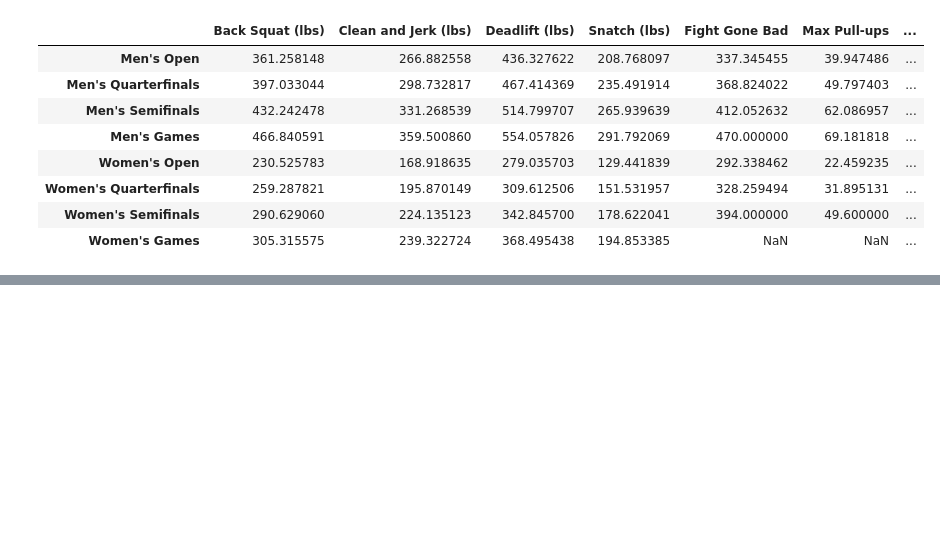
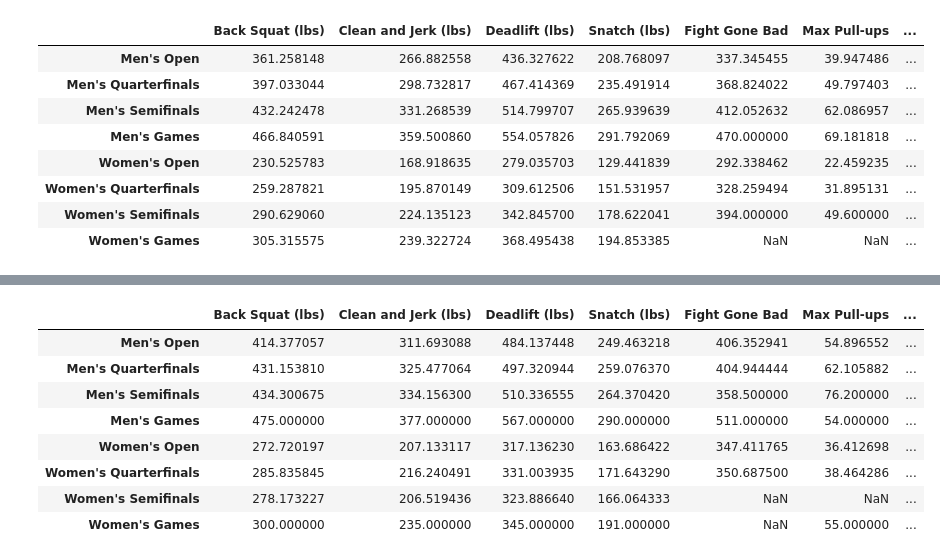
Before and after one commit to eunicekoid/Portfolio, a Jupyter notebook: CrossFit AI ML Project/notebooks/2.1-ek-exploratory-data-analysis.ipynb, the cells around one changed output, grey strips where cells are left out. Cells and saved outputs as stored; diff of their text form; code cells hidden in the pictures; blank space fills up the shorter version.

```diff
--- a/CrossFit AI ML Project/notebooks/2.1-ek-exploratory-data-analysis.ipynb
+++ b/CrossFit AI ML Project/notebooks/2.1-ek-exploratory-data-analysis.ipynb
@@ -326,0 +387,9 @@ mean_df
+# %%
+def filter_top_10_percent_rank(df):
+    total_rows = len(df)
+    top_10_percent_rows = int(0.1 * total_rows)
+    top_10_percent_df = df.nsmallest(top_10_percent_rows, 'Rank')
+    return top_10_percent_df
+
+filtered_stats_dfs = {key: filter_top_10_percent_rank(df) for key, df in division_qualifier_dfs.items()}
+filtered_stats_dfs['df_men_open'].head()
@@ -326,0 +403,30 @@ mean_df
+# %%
+top10_mean_df = pd.DataFrame(index=filtered_stats_dfs.keys(), columns=benchmark_workouts)
+
+for key, df in filtered_stats_dfs.items():
+    mean_values = df[benchmark_workouts].mean()
+    top10_mean_df.loc[key] = mean_values
+
+top10_mean_df = top10_mean_df.apply(pd.to_numeric, errors='coerce')
+
+categories = ['Men\'s Open',
+              'Men\'s Quarterfinals',
+              'Men\'s Semifinals',
+              'Men\'s Games',
+              'Women\'s Open',
+              'Women\'s Quarterfinals',
+              'Women\'s Semifinals',
+              'Women\'s Games']
+
+top10_mean_df.index = categories
+top10_mean_df
+# %% [output]
+|  | Back Squat (lbs) | Clean and Jerk (lbs) | Deadlift (lbs) | Snatch (lbs) | Fight Gone Bad | Max Pull-ups | ... |
+| Men's Open | 414.377057 | 311.693088 | 484.137448 | 249.463218 | 406.352941 | 54.896552 | ... |
+| Men's Quarterfinals | 431.153810 | 325.477064 | 497.320944 | 259.076370 | 404.944444 | 62.105882 | ... |
+| Men's Semifinals | 434.300675 | 334.156300 | 510.336555 | 264.370420 | 358.500000 | 76.200000 | ... |
+| Men's Games | 475.000000 | 377.000000 | 567.000000 | 290.000000 | 511.000000 | 54.000000 | ... |
+| Women's Open | 272.720197 | 207.133117 | 317.136230 | 163.686422 | 347.411765 | 36.412698 | ... |
+| Women's Quarterfinals | 285.835845 | 216.240491 | 331.003935 | 171.643290 | 350.687500 | 38.464286 | ... |
+| Women's Semifinals | 278.173227 | 206.519436 | 323.886640 | 166.064333 | NaN | NaN | ... |
+| Women's Games | 300.000000 | 235.000000 | 345.000000 | 191.000000 | NaN | 55.000000 | ... |
```
Also changed, not shown: parts of 8 cells of this notebook.
